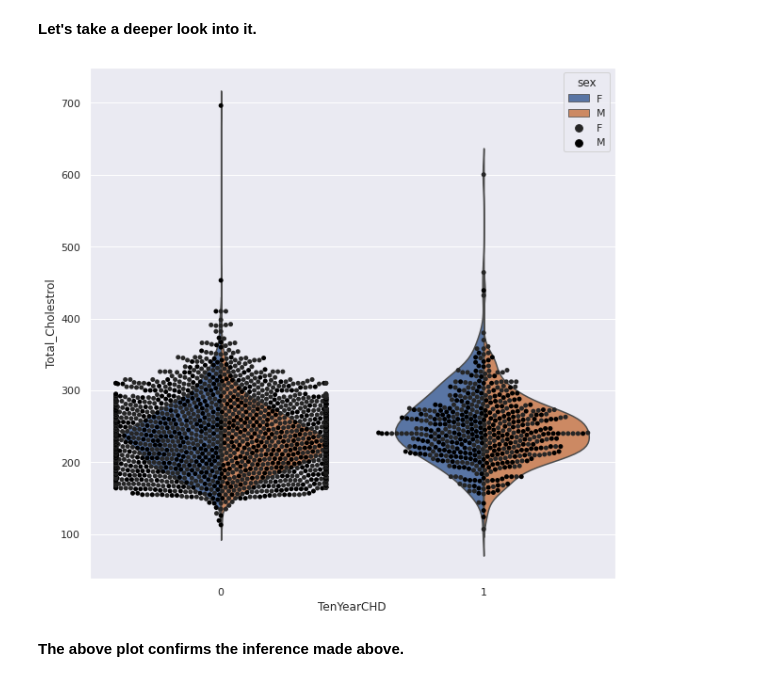
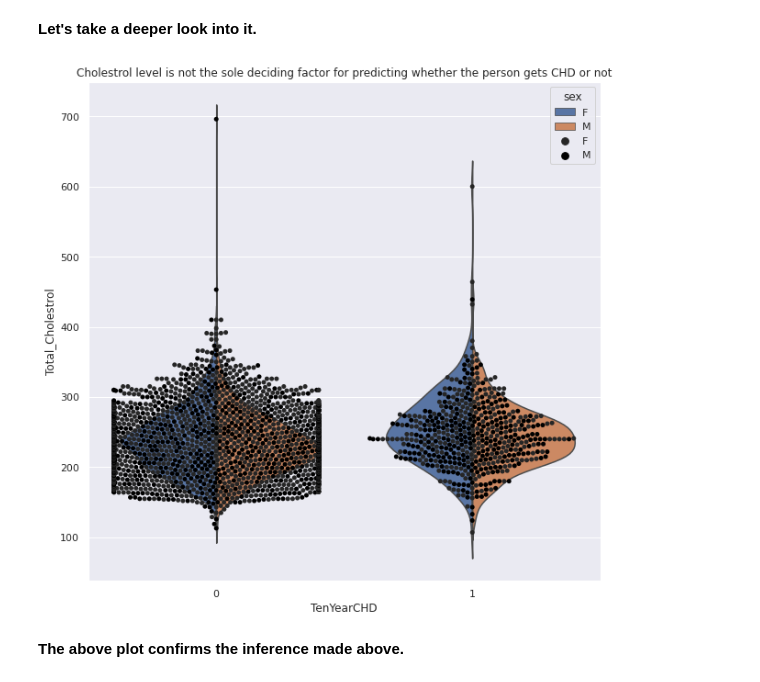
Before and after one commit to ameenattar92/Cardiovascular-Risk-Prediction, a Jupyter notebook: Hrithik_Cardiovascular_Risk_Prediction_Capstone_Project.ipynb, the cells around one changed output. Saved outputs shown, nothing was run; the diff lists cells and outputs as text; code cells hidden in the pictures.

```diff
--- a/Hrithik_Cardiovascular_Risk_Prediction_Capstone_Project.ipynb
+++ b/Hrithik_Cardiovascular_Risk_Prediction_Capstone_Project.ipynb
@@ -479,9 +502,12 @@ This indicates that cholestrol level is not the sole deciding factor for predict
 # %%
 gender_palette = {'male' : 'teal', 'female' : 'orange'}
 plt.figure(figsize = (10,10))
 sns.violinplot(cvs_df['TenYearCHD'], cvs_df['Total_Cholestrol'], hue = cvs_df['sex'], split = True)
-sns.swarmplot(cvs_df['TenYearCHD'], cvs_df['Total_Cholestrol'], color = 'black',hue = cvs_df['sex']);plt.show()
+sns.swarmplot(cvs_df['TenYearCHD'], cvs_df['Total_Cholestrol'], color = 'black',hue = cvs_df['sex'])
+plt.title("Cholestrol level is not the sole deciding factor for predicting whether the person gets CHD or not")
+
+plt.show()
 # %% [output]
-[figure, old version]
+[figure, new version]
 # %% [markdown]
 **The above plot confirms the inference made above.**
```
Also changed, not shown: parts of 9 cells of this notebook.
